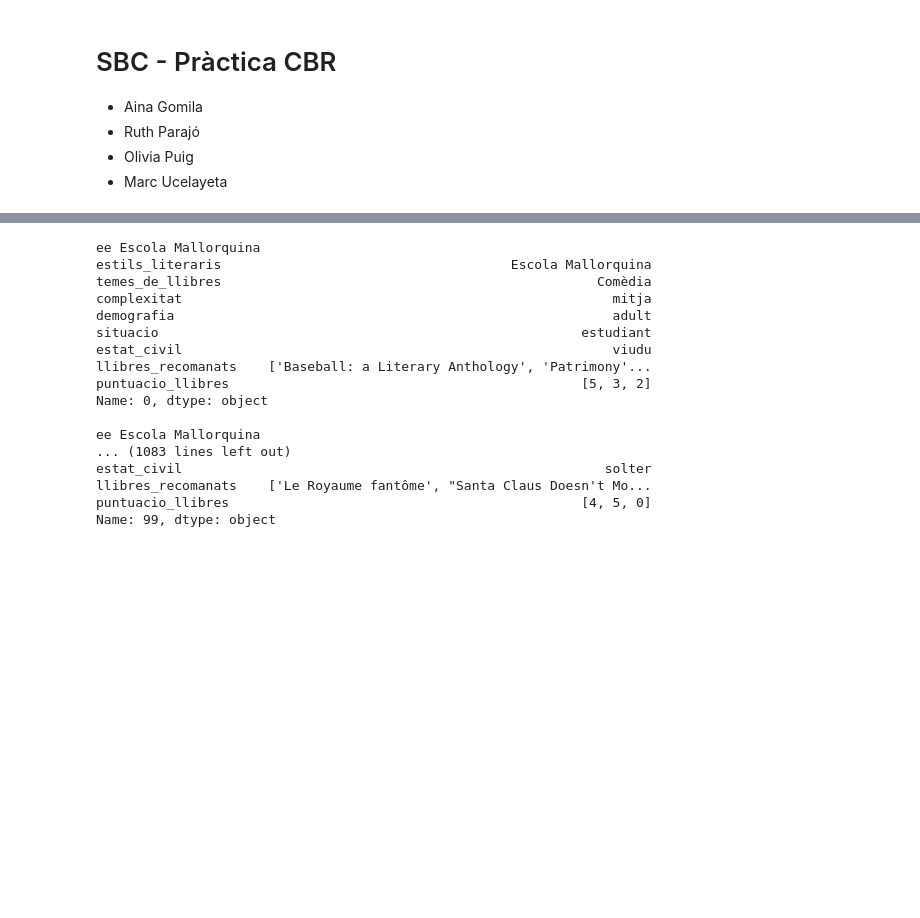
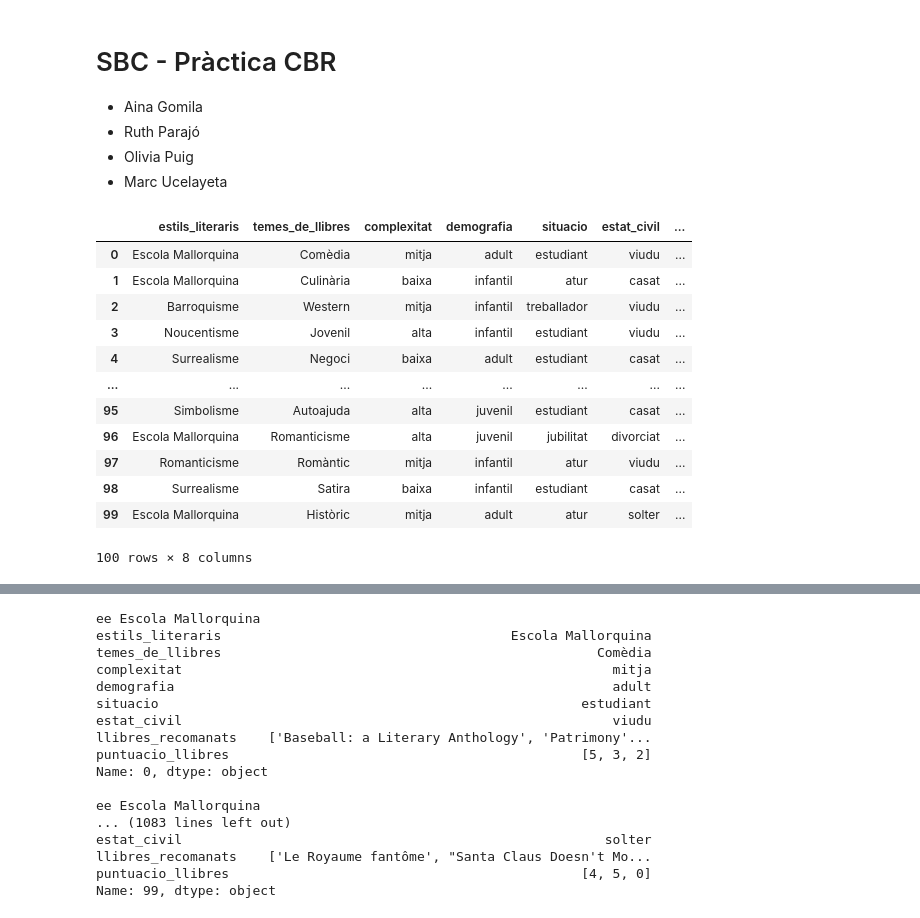
Before and after one commit to oliviapuig/SBC_practica, a Jupyter notebook: prototip1/prototip1.ipynb, the cells around one changed output, grey strips where cells are left out. Cells and saved outputs as stored; diff of their text form; code cells hidden in the pictures; blank space fills up the shorter version.

```diff
--- a/prototip1/prototip1.ipynb
+++ b/prototip1/prototip1.ipynb
@@ -21,3 +21,19 @@ nou_cas ={
     "llibres_recomanats": [],
     "puntuacio_llibres": []
 }
+# %%
+casos
+# %% [output]
+|  | estils_literaris | temes_de_llibres | complexitat | demografia | situacio | estat_civil | ... |
+| 0 | Escola Mallorquina | Comèdia | mitja | adult | estudiant | viudu | ... |
+| 1 | Escola Mallorquina | Culinària | baixa | infantil | atur | casat | ... |
+| 2 | Barroquisme | Western | mitja | infantil | treballador | viudu | ... |
+| 3 | Noucentisme | Jovenil | alta | infantil | estudiant | viudu | ... |
+| 4 | Surrealisme | Negoci | baixa | adult | estudiant | casat | ... |
+| ... | ... | ... | ... | ... | ... | ... | ... |
+| 95 | Simbolisme | Autoajuda | alta | juvenil | estudiant | casat | ... |
+| 96 | Escola Mallorquina | Romanticisme | alta | juvenil | jubilitat | divorciat | ... |
+| 97 | Romanticisme | Romàntic | mitja | infantil | atur | viudu | ... |
+| 98 | Surrealisme | Satira | baixa | infantil | estudiant | casat | ... |
+| 99 | Escola Mallorquina | Històric | mitja | adult | atur | solter | ... |
+100 rows × 8 columns
```
Also changed, not shown: parts of 1 cell of this notebook.
